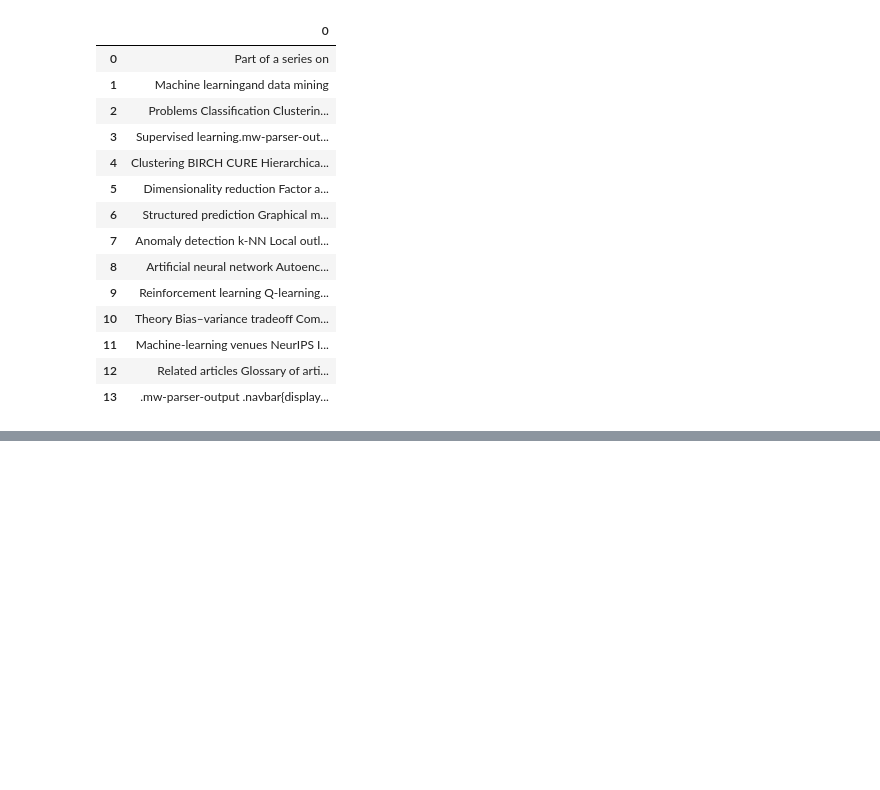
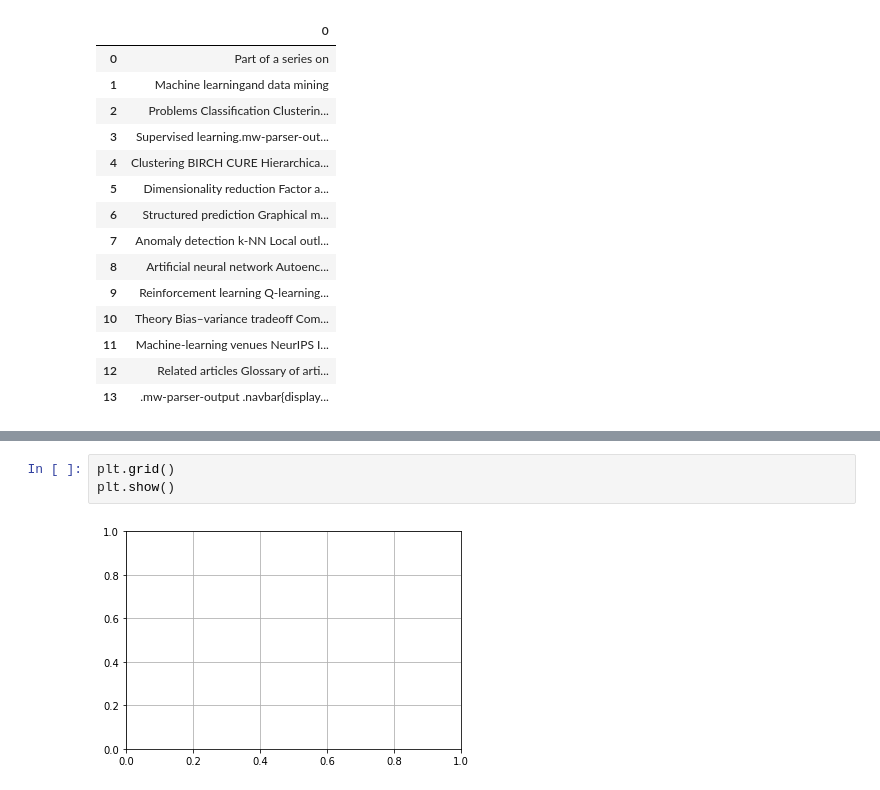
Before and after one commit to Karthikeya-S/day1, a Jupyter notebook: day1_.ipynb, the cells around one changed output, grey strips where cells are left out. Drawn from its saved outputs; the diff is of its cells as text; blank space fills up the shorter version.

```diff
--- a/day1_.ipynb
+++ b/day1_.ipynb
@@ -58,0 +94,5 @@ dataset1
+# %%
+plt.grid()
+plt.show()
+# %% [output]
+[figure, added]
```
Also changed, not shown: parts of 5 cells of this notebook.
